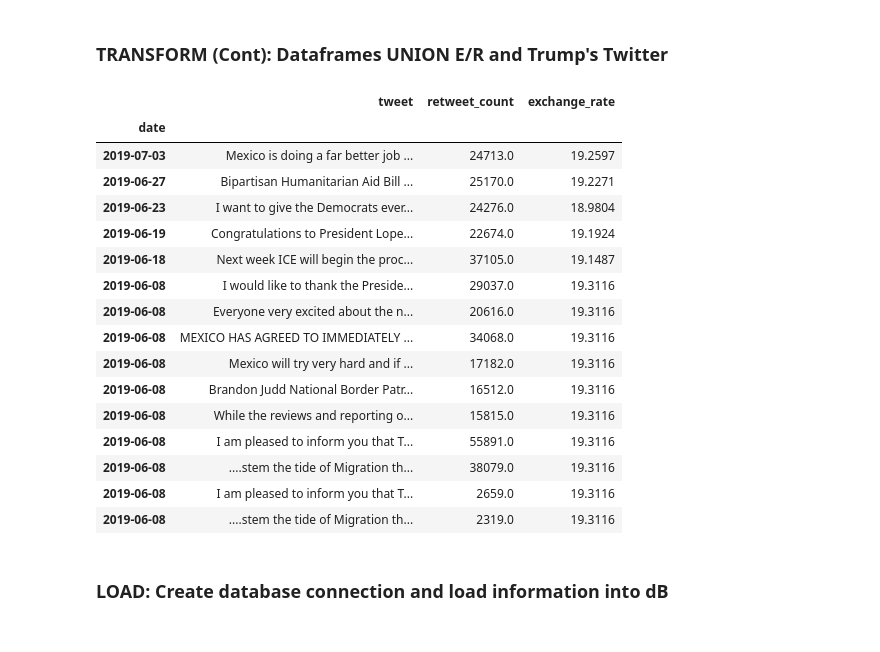
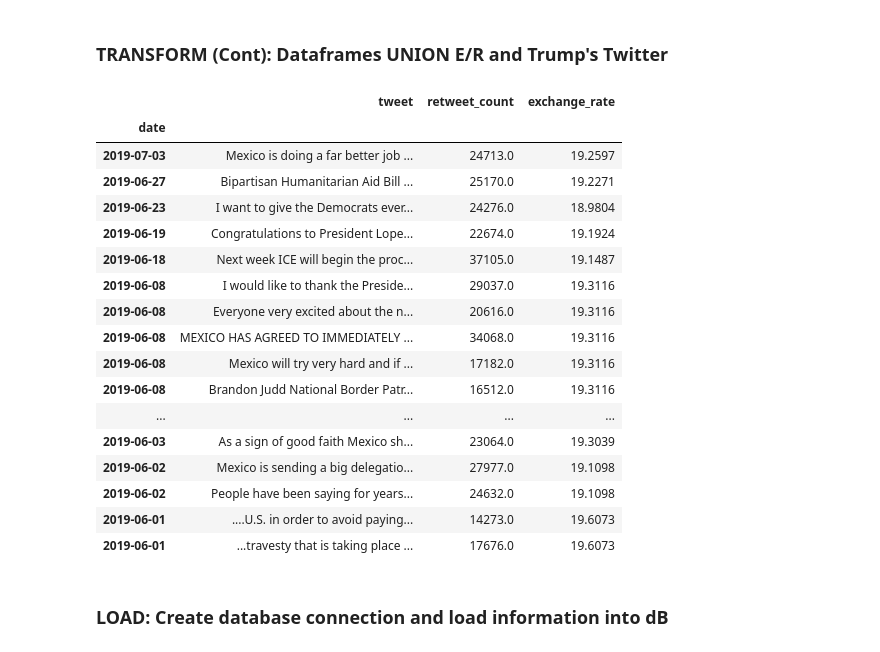
Before and after one commit to jorgelmarquez94/ETL_Project, a Jupyter notebook: ETL_ppt.ipynb, the cells around one changed output. Saved outputs shown, nothing was run; the diff lists cells and outputs as text; code cells hidden in the pictures.

```diff
--- a/ETL_ppt.ipynb
+++ b/ETL_ppt.ipynb
@@ -89,25 +89,26 @@ behavior, convert the 'datetime.date' to a datetime with
 ### TRANSFORM (Cont): Dataframes UNION E/R and Trump's Twitter
 # %%
 union_df = pd.merge(new_tweets, e_r_data_df, how='inner', on = 'date').set_index(['date'])
-union_df.head(15)
+union_df.head(25)
 # %% [output]
 |  | tweet | retweet_count | exchange_rate |
 | date |  |  |  |
 | 2019-07-03 | Mexico is doing a far better job ... | 24713.0 | 19.2597 |
 | 2019-06-27 | Bipartisan Humanitarian Aid Bill ... | 25170.0 | 19.2271 |
 | 2019-06-23 | I want to give the Democrats ever... | 24276.0 | 18.9804 |
 | 2019-06-19 | Congratulations to President Lope... | 22674.0 | 19.1924 |
 | 2019-06-18 | Next week ICE will begin the proc... | 37105.0 | 19.1487 |
 | 2019-06-08 | I would like to thank the Preside... | 29037.0 | 19.3116 |
 | 2019-06-08 | Everyone very excited about the n... | 20616.0 | 19.3116 |
 | 2019-06-08 | MEXICO HAS AGREED TO IMMEDIATELY ... | 34068.0 | 19.3116 |
 | 2019-06-08 | Mexico will try very hard and if ... | 17182.0 | 19.3116 |
 | 2019-06-08 | Brandon Judd National Border Patr... | 16512.0 | 19.3116 |
-| 2019-06-08 | While the reviews and reporting o... | 15815.0 | 19.3116 |
-| 2019-06-08 | I am pleased to inform you that T... | 55891.0 | 19.3116 |
-| 2019-06-08 | ....stem the tide of Migration th... | 38079.0 | 19.3116 |
-| 2019-06-08 | I am pleased to inform you that T... | 2659.0 | 19.3116 |
-| 2019-06-08 | ....stem the tide of Migration th... | 2319.0 | 19.3116 |
+| ... | ... | ... | ... |
+| 2019-06-03 | As a sign of good faith Mexico sh... | 23064.0 | 19.3039 |
+| 2019-06-02 | Mexico is sending a big delegatio... | 27977.0 | 19.1098 |
+| 2019-06-02 | People have been saying for years... | 24632.0 | 19.1098 |
+| 2019-06-01 | ....U.S. in order to avoid paying... | 14273.0 | 19.6073 |
+| 2019-06-01 | ...travesty that is taking place ... | 17676.0 | 19.6073 |
 # %% [markdown]
 ### LOAD: Create database connection and load information into dB
 # %%
```
Also changed, not shown: parts of 4 cells of this notebook.
